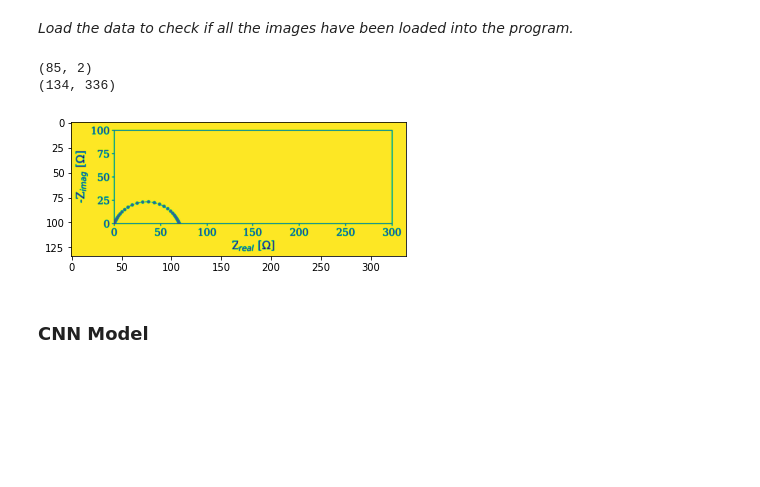
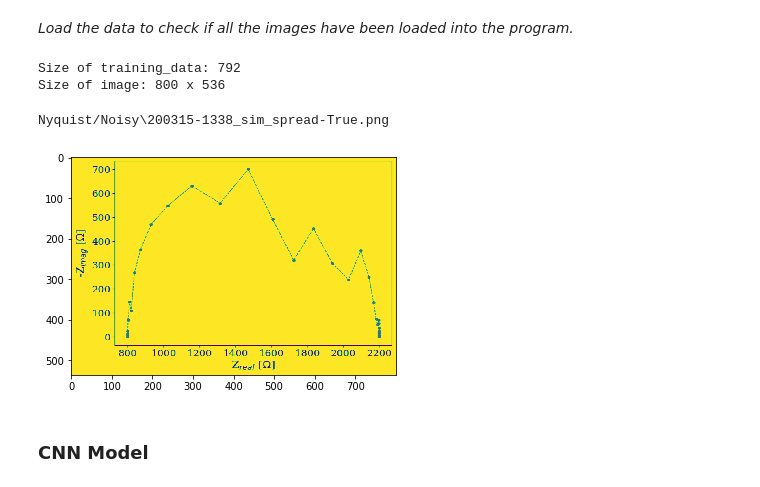
Before and after one commit to EISy-as-Py/eisy, a Jupyter notebook: EISy_as_Py/CNN_Model/PyTorch/EIS_neural_network.ipynb, the cells around one changed output. Drawn from its saved outputs; the diff is of its cells as text; code cells hidden in the pictures; blank space fills up the shorter version.

```diff
--- a/EISy_as_Py/CNN_Model/PyTorch/EIS_neural_network.ipynb
+++ b/EISy_as_Py/CNN_Model/PyTorch/EIS_neural_network.ipynb
@@ -83,17 +83,20 @@ TwoPeaks: 40
 *Load the data to check if all the images have been loaded into the program.*
 # %%
 training_data = np.load("eis_training_data.npy", allow_pickle = True)
-# %%
-print(training_data.shape)
-print(training_data[1][0].shape)
-# %% [output]
-(85, 2)
-(134, 336)
+# %%
+print("Size of training_data:", len(training_data))
+print("Size of image:", training_data[1][1].shape[1], "x" ,training_data[1][1].shape[0])
+# %% [output]
+Size of training_data: 792
+Size of image: 800 x 536
 # %%
-plt.imshow(training_data[1][0])
+k = 14 #
+print(training_data[k][0])
+plt.imshow(training_data[k][1])
 plt.show()
 # %% [output]
+Nyquist/Noisy\200315-1338_sim_spread-True.png
-[figure, old version]
+[figure, new version]
 # %% [markdown]
 ### CNN Model
 # %%
```
Also changed, not shown: parts of 25 cells of this notebook.
